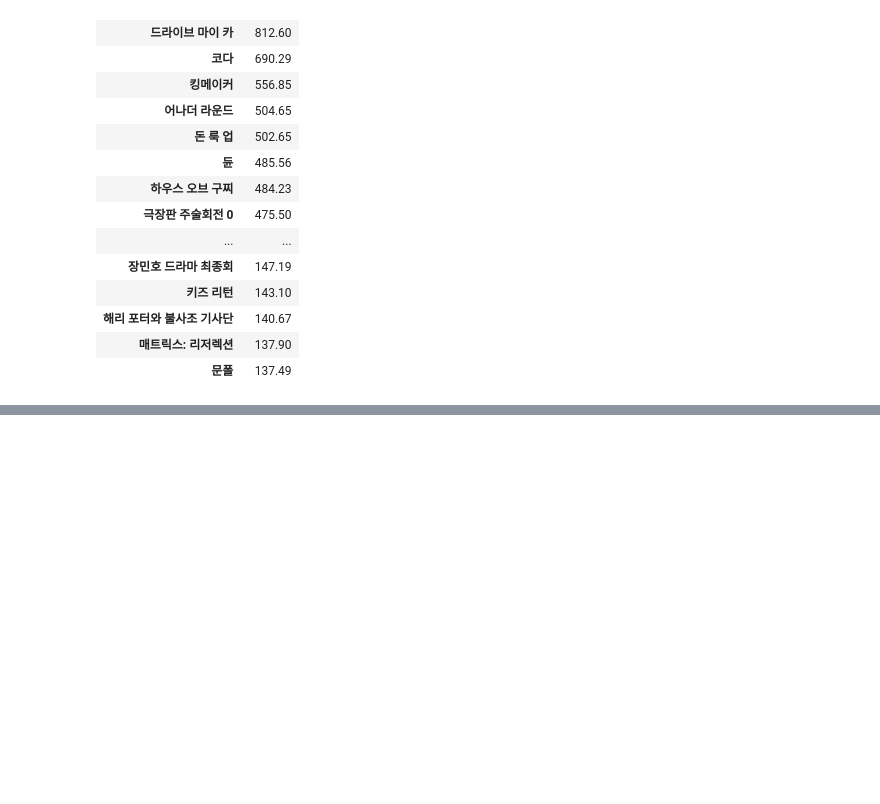
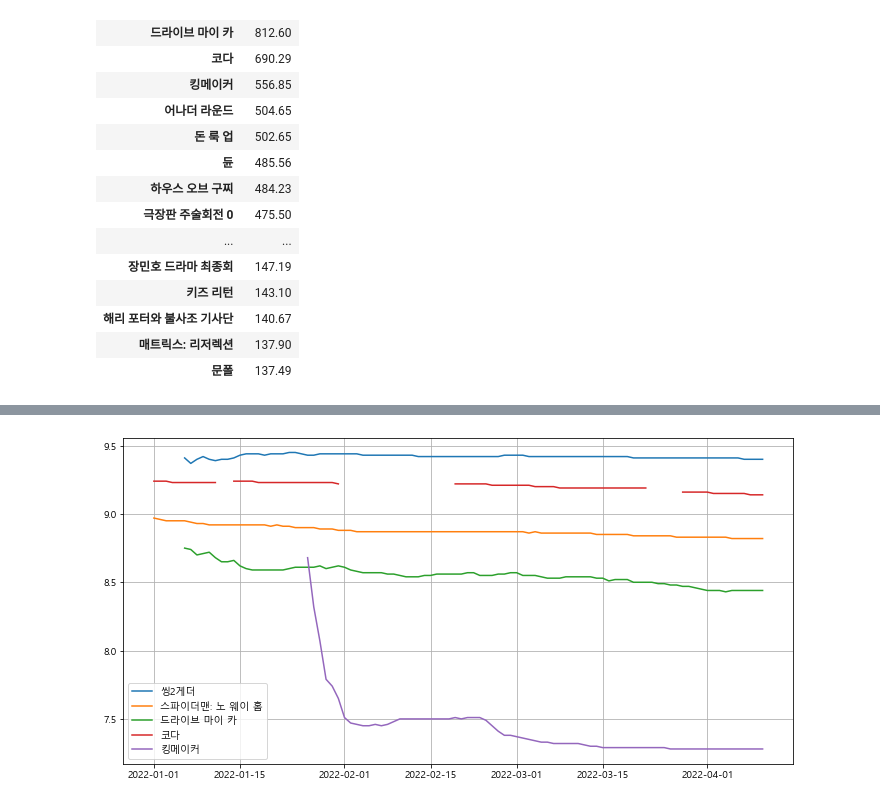
Before and after one commit to JuliaJJY/Web_crawling, a Jupyter notebook: 04_네이버_영화평점-수집및분석.ipynb, the cells around one changed output, grey strips where cells are left out. Saved outputs shown, nothing was run; the diff lists cells and outputs as text; code cells hidden in the pictures; blank space fills up the shorter version.

```diff
--- a/04_네이버_영화평점-수집및분석.ipynb
+++ b/04_네이버_영화평점-수집및분석.ipynb
@@ -415,0 +450,3 @@ movie_top.head(50)
+# %%
+#날짜별 영화의 point 확인
+movie_pivot=pd.pivot_table(movie_df,index=['날짜'], columns=['영화제목'],values=['영화평점'])
@@ -415,0 +465,6 @@ movie_top.head(50)
+# %%
+#피벗테이블 구성중에 멀티 인덱스로 구성되었음
+#최상위 인덱스(영화 평점) - 멀티인덱스 제거
+# df.columns.droplevel()
+
+movie_pivot.columns = movie_pivot.columns.droplevel()
@@ -415,0 +492,3 @@ movie_top.head(50)
+# %%
+sel_col=movie_top.head(5).index
+sel_col
@@ -415,0 +497,16 @@ movie_top.head(50)
+# %%
+## 그래프 한글 처리하는 코드
+import platform
+
+from matplotlib import font_manager, rc
+plt.rcParams['axes.unicode_minus'] = False
+
+if platform.system() == 'Darwin':  # 맥OS
+    rc('font', family='AppleGothic')
+elif platform.system() == 'Windows':
+    # 윈도우
+    path = "c:/Windows/Fonts/malgun.ttf"
+    font_name = font_manager.FontProperties(fname=path).get_name()
+    rc('font', family=font_name)
+else:
+    print('Unknown system...  sorry~~~')
@@ -415,0 +530,8 @@ movie_top.head(50)
+# %%
+plt.figure(figsize=(12,6))
+plt.plot(movie_pivot[sel_col])
+plt.legend(sel_col,loc='best') #적절한 공간이고 가운데 위치
+plt.grid()
+plt.show()
+# %% [output]
+[figure, added]
```
Also changed, not shown: parts of 10 cells of this notebook.
